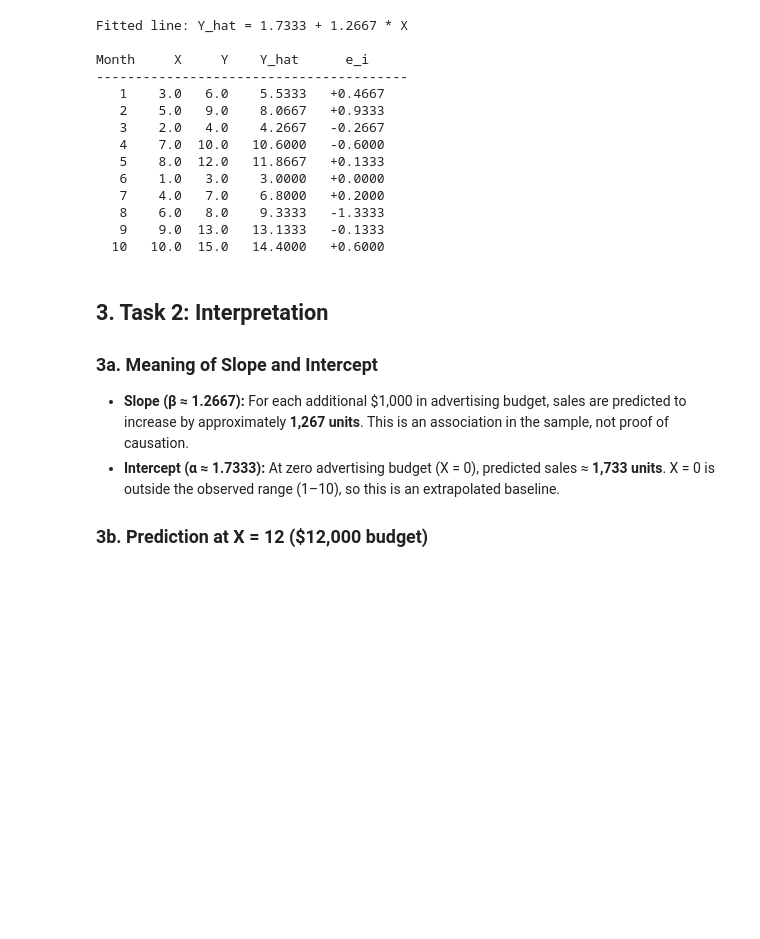
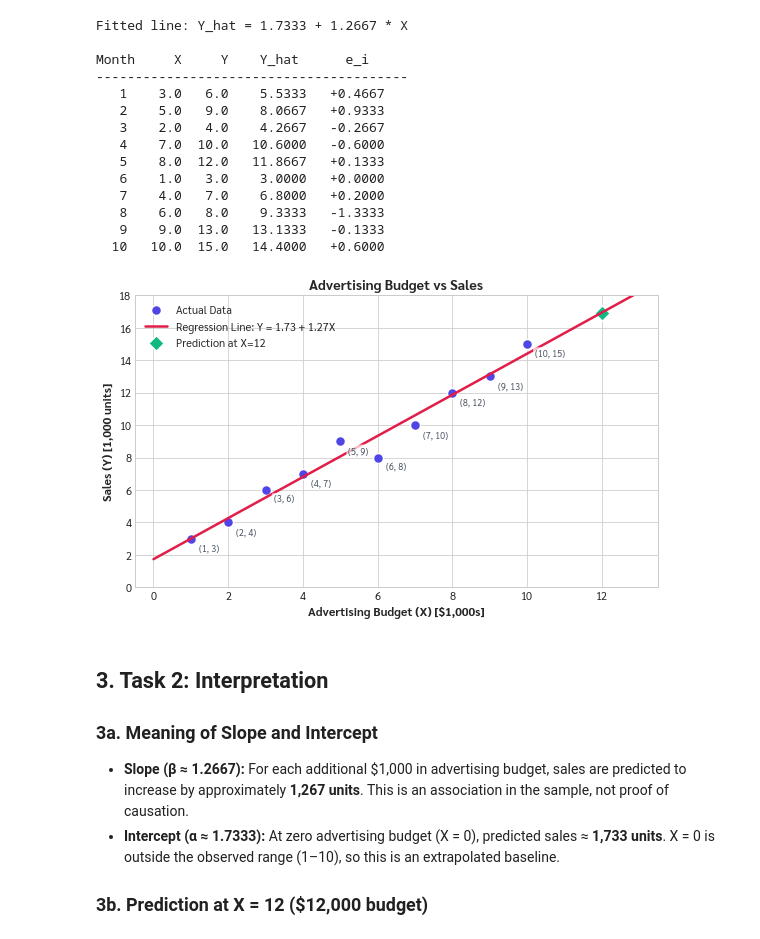
Before and after one commit to Palapluem/cpe342-machine-learning, a Jupyter notebook: assignment/Assignment 1_Training models/Assignment_1_OLS.ipynb, the cells around one changed output. Saved outputs shown, nothing was run; the diff lists cells and outputs as text; code cells hidden in the pictures; blank space fills up the shorter version.

Commit message:
Split notebook plotting into separate cells and enable inline image output

```diff
--- a/assignment/Assignment 1_Training models/Assignment_1_OLS.ipynb
+++ b/assignment/Assignment 1_Training models/Assignment_1_OLS.ipynb
@@ -141,6 +170,29 @@ Month     X     Y    Y_hat      e_i
    8    6.0   8.0    9.3333   -1.3333
    9    9.0  13.0   13.1333   -0.1333
   10   10.0  15.0   14.4000   +0.6000
+# %%
+# --- Plot 1: Scatter + Regression Line ---
+fig1, ax1 = plt.subplots(figsize=(8, 5))
+ax1.scatter(X, Y, color='#4F46E5', s=100, edgecolors='white', linewidths=1.5, label='Actual Data')
+X_line = np.linspace(0, 13, 100)
+ax1.plot(X_line, alpha + beta * X_line, color='#E11D48', linewidth=2.5, label=fr'Regression Line: Y = {alpha:.2f} + {beta:.2f}X')
+ax1.scatter([12], [alpha + beta * 12], color='#10B981', s=120, marker='D', edgecolors='white', linewidths=1.5, label='Prediction at X=12')
+
+for i in range(n):
+    ax1.annotate(f'({X[i]:.0f}, {Y[i]:.0f})', (X[i], Y[i]), textcoords='offset points', xytext=(8, -12), fontproperties=prop_small, color='#4B5563', bbox=dict(boxstyle="round,pad=0.2", fc="white", ec="none", alpha=0.7))
+
+ax1.set_xlabel('Advertising Budget (X) [$1,000s]', fontproperties=prop_b)
+ax1.set_ylabel('Sales (Y) [1,000 units]', fontproperties=prop_b)
+ax1.set_title('Advertising Budget vs Sales', fontproperties=prop_title)
+legend = ax1.legend(prop=prop_r)
+apply_font(ax1)
+ax1.set_xlim(-0.5, 13.5)
+ax1.set_ylim(0, 18)
+plt.tight_layout()
+fig1.savefig('plot_1_regression.pdf', dpi=300)
+plt.show()
+# %% [output]
+[figure, added]
 # %% [markdown]
 ## 3. Task 2: Interpretation
 
```
Also changed, not shown: parts of 12 cells of this notebook, 16 other files.
